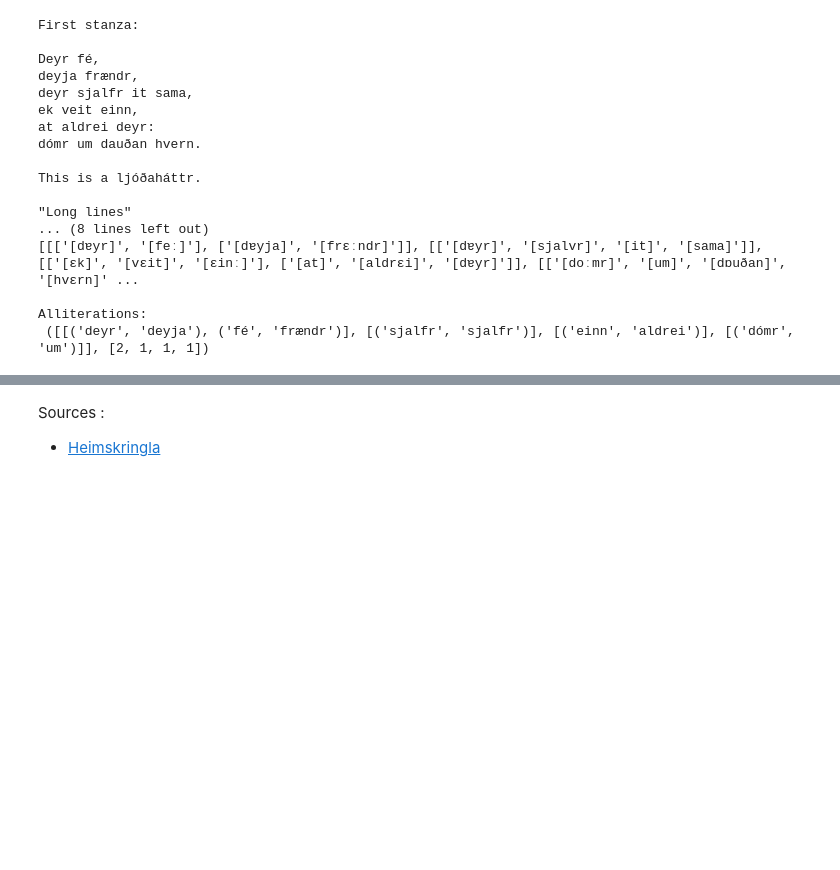
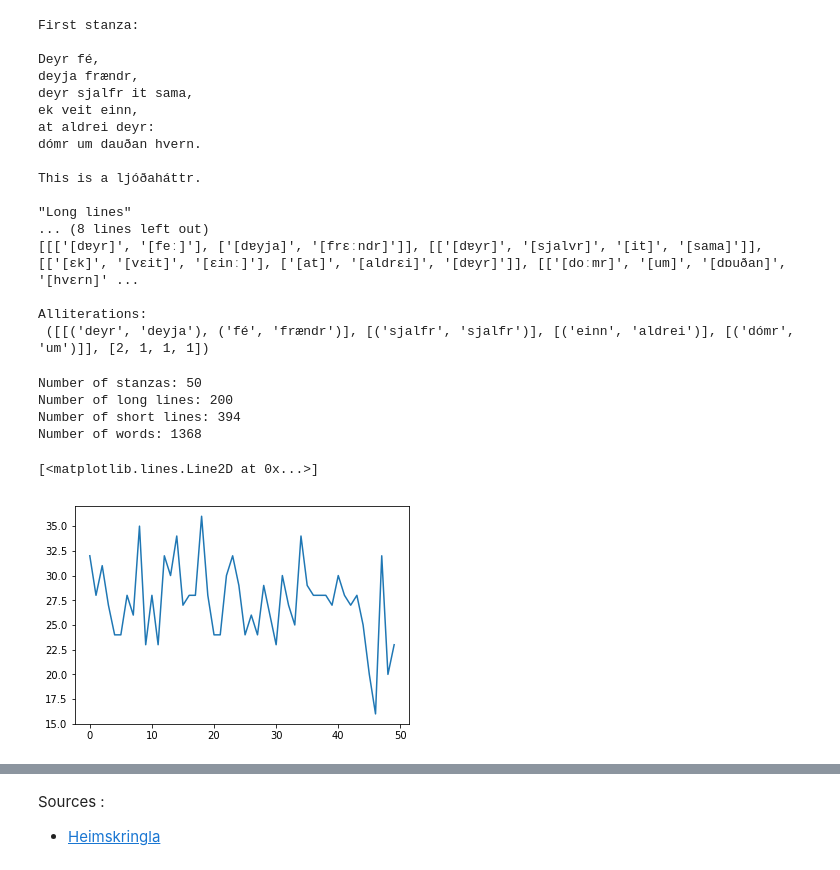
Before and after one commit to clemsciences/old_norse_notebook, a Jupyter notebook: voluspa.ipynb, the cells around one changed output, grey strips where cells are left out. Drawn from its saved outputs; the diff is of its cells as text; code cells hidden in the pictures; blank space fills up the shorter version.

```diff
--- a/voluspa.ipynb
+++ b/voluspa.ipynb
@@ -296,11 +307,11 @@ Eddic poems have 2 main known structures named *fornyrðislag* and *ljóðahátt
 loader = text_manager.TextLoader(os.path.join(module_path, "Sæmundar-Edda", "Völuspá"), "txt")
 text = loader.load()
 indices = [(m.start(0), m.end(0)) for m in re.finditer(r"[0-9]{1,2}\.", text)]  #re.findall(r"[0-9]{1,2}\.", text)
-paragraphs = [text[indices[i][1]:indices[i+1][0]].strip() for i in range(len(indices)-1)]
+voluspa_paragraphs = [text[indices[i][1]:indices[i+1][0]].strip() for i in range(len(indices)-1)]
 
 print("First stanza:\n")
 #stanzas = [" ".join([paragraph for paragraph in syllabified_voluspa])]
-first_stanza = paragraphs[0]
+first_stanza = voluspa_paragraphs[0]
 print(first_stanza)
 
 print("\nThis is a fornyrðislag." if VerseManager.is_fornyrdhislag(first_stanza) else "\nThis is not a fornyrðislag.")
@@ -379,3 +390,32 @@ This is a ljóðaháttr.
 
 Alliterations:
  ([[('deyr', 'deyja'), ('fé', 'frændr')], [('sjalfr', 'sjalfr')], [('einn', 'aldrei')], [('dómr', 'um')]], [2, 1, 1, 1])
+# %%
+voluspa = []
+for paragraph in voluspa_paragraphs:
+    if VerseManager.is_fornyrdhislag(paragraph):
+        fnl = Fornyrdhislag()
+        fnl.from_short_lines_text(paragraph)
+        voluspa.append(fnl)
+    elif VerseManager.is_ljoodhhaattr(paragraph):
+        lh = Ljoodhhaattr()
+        lh.from_short_lines_text(paragraph)
+        voluspa.append(lh)
+
+number_stanzas = len(voluspa)
+print("Number of stanzas:", number_stanzas)
+number_long_lines = sum([len(meter.long_lines) for meter in voluspa])
+print("Number of long lines:", number_long_lines)
+number_short_lines = sum([len(meter.short_lines) for meter in voluspa])
+print("Number of short lines:", number_short_lines)
+number_words = sum([len(short_line.tokenized_text) for meter in voluspa for short_line in meter.short_lines])
+print("Number of words:", number_words)
+word_number_per_stanza = [sum([len(short_line.tokenized_text) for short_line in meter.short_lines]) for meter in voluspa ]
+plt.plot(word_number_per_stanza)
+# %% [output]
+Number of stanzas: 50
+Number of long lines: 200
+Number of short lines: 394
+Number of words: 1368
+[<matplotlib.lines.Line2D at 0x...>]
+[figure, added]
```
Also changed, not shown: parts of 3 cells of this notebook.
